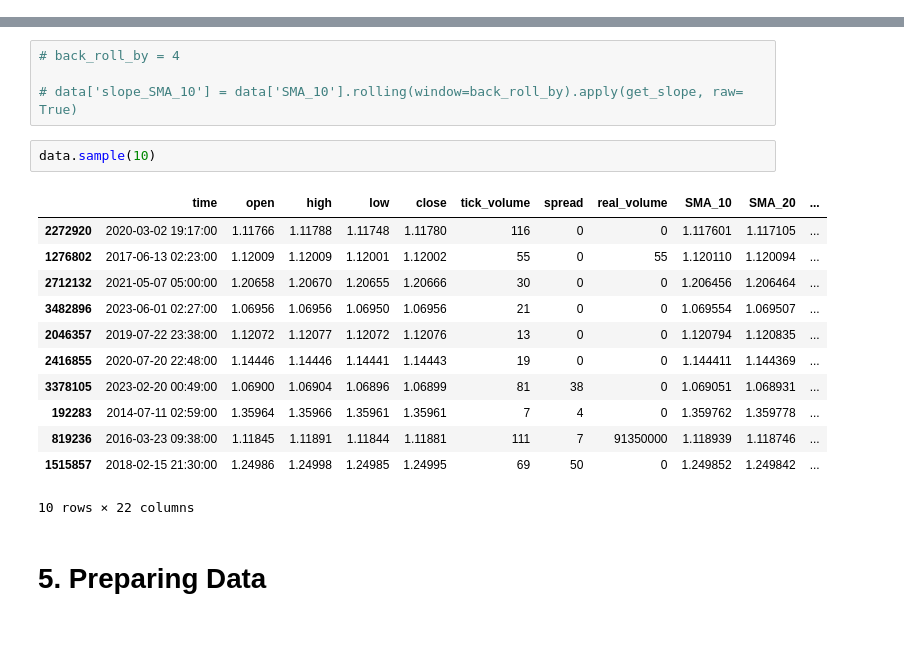
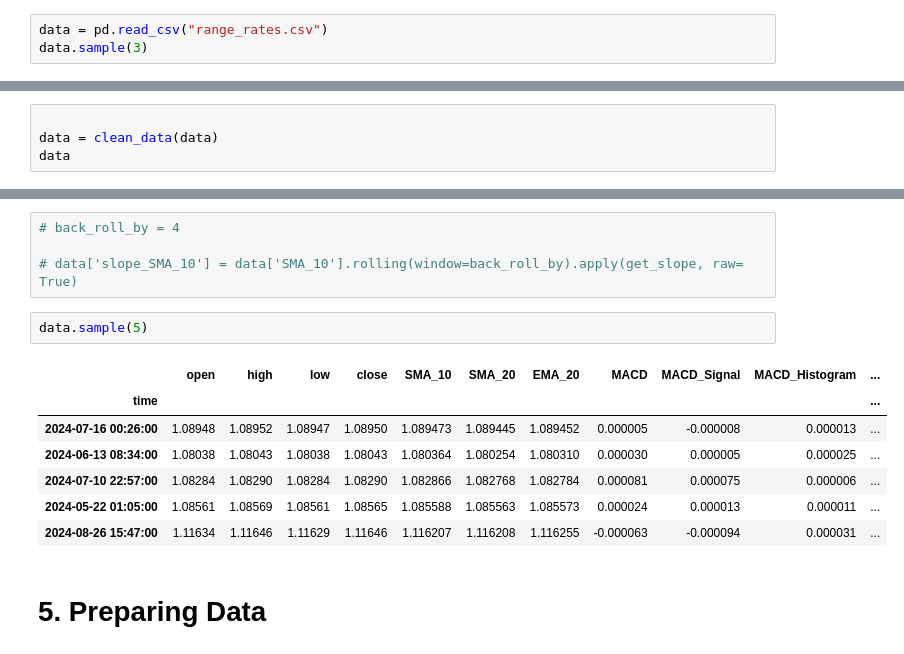
Before and after one commit to MasixoleBOYA/Capstone_Project, a Jupyter notebook: trainedModel_historical/MetaTrader5/mt5_model.ipynb, the cells around one changed output, grey strips where cells are left out. Saved outputs shown, nothing was run; the diff lists cells and outputs as text.

```diff
--- a/trainedModel_historical/MetaTrader5/mt5_model.ipynb
+++ b/trainedModel_historical/MetaTrader5/mt5_model.ipynb
@@ -127,0 +135,3 @@ data
+# %%
+data = pd.read_csv("range_rates.csv")
+data.sample(3)
@@ -190,0 +207,4 @@ plt.show()
+# %%
+
+data = clean_data(data)
+data
@@ -265,20 +427,15 @@ for column in indicator_columns:
 
 # data['slope_SMA_10'] = data['SMA_10'].rolling(window=back_roll_by).apply(get_slope, raw= True)
 # %%
-data.sample(10)
+data.sample(5)
 # %% [output]
-|  | time | open | high | low | close | tick_volume | spread | real_volume | SMA_10 | SMA_20 | ... |
-| 2272920 | 2020-03-02 19:17:00 | 1.11766 | 1.11788 | 1.11748 | 1.11780 | 116 | 0 | 0 | 1.117601 | 1.117105 | ... |
-| 1276802 | 2017-06-13 02:23:00 | 1.12009 | 1.12009 | 1.12001 | 1.12002 | 55 | 0 | 55 | 1.120110 | 1.120094 | ... |
-| 2712132 | 2021-05-07 05:00:00 | 1.20658 | 1.20670 | 1.20655 | 1.20666 | 30 | 0 | 0 | 1.206456 | 1.206464 | ... |
-| 3482896 | 2023-06-01 02:27:00 | 1.06956 | 1.06956 | 1.06950 | 1.06956 | 21 | 0 | 0 | 1.069554 | 1.069507 | ... |
-| 2046357 | 2019-07-22 23:38:00 | 1.12072 | 1.12077 | 1.12072 | 1.12076 | 13 | 0 | 0 | 1.120794 | 1.120835 | ... |
-| 2416855 | 2020-07-20 22:48:00 | 1.14446 | 1.14446 | 1.14441 | 1.14443 | 19 | 0 | 0 | 1.144411 | 1.144369 | ... |
-| 3378105 | 2023-02-20 00:49:00 | 1.06900 | 1.06904 | 1.06896 | 1.06899 | 81 | 38 | 0 | 1.069051 | 1.068931 | ... |
-| 192283 | 2014-07-11 02:59:00 | 1.35964 | 1.35966 | 1.35961 | 1.35961 | 7 | 4 | 0 | 1.359762 | 1.359778 | ... |
-| 819236 | 2016-03-23 09:38:00 | 1.11845 | 1.11891 | 1.11844 | 1.11881 | 111 | 7 | 91350000 | 1.118939 | 1.118746 | ... |
-| 1515857 | 2018-02-15 21:30:00 | 1.24986 | 1.24998 | 1.24985 | 1.24995 | 69 | 50 | 0 | 1.249852 | 1.249842 | ... |
+|  | open | high | low | close | SMA_10 | SMA_20 | EMA_20 | MACD | MACD_Signal | MACD_Histogram | ... |
+| time |  |  |  |  |  |  |  |  |  |  | ... |
+| 2024-07-16 00:26:00 | 1.08948 | 1.08952 | 1.08947 | 1.08950 | 1.089473 | 1.089445 | 1.089452 | 0.000005 | -0.000008 | 0.000013 | ... |
+| 2024-06-13 08:34:00 | 1.08038 | 1.08043 | 1.08038 | 1.08043 | 1.080364 | 1.080254 | 1.080310 | 0.000030 | 0.000005 | 0.000025 | ... |
+| 2024-07-10 22:57:00 | 1.08284 | 1.08290 | 1.08284 | 1.08290 | 1.082866 | 1.082768 | 1.082784 | 0.000081 | 0.000075 | 0.000006 | ... |
+| 2024-05-22 01:05:00 | 1.08561 | 1.08569 | 1.08561 | 1.08565 | 1.085588 | 1.085563 | 1.085573 | 0.000024 | 0.000013 | 0.000011 | ... |
+| 2024-08-26 15:47:00 | 1.11634 | 1.11646 | 1.11629 | 1.11646 | 1.116207 | 1.116208 | 1.116255 | -0.000063 | -0.000094 | 0.000031 | ... |
-10 rows × 22 columns
 # %% [markdown]
 # __5. Preparing Data__
 # %% [markdown]
```
Also changed, not shown: parts of 48 cells of this notebook, 7 other files.
